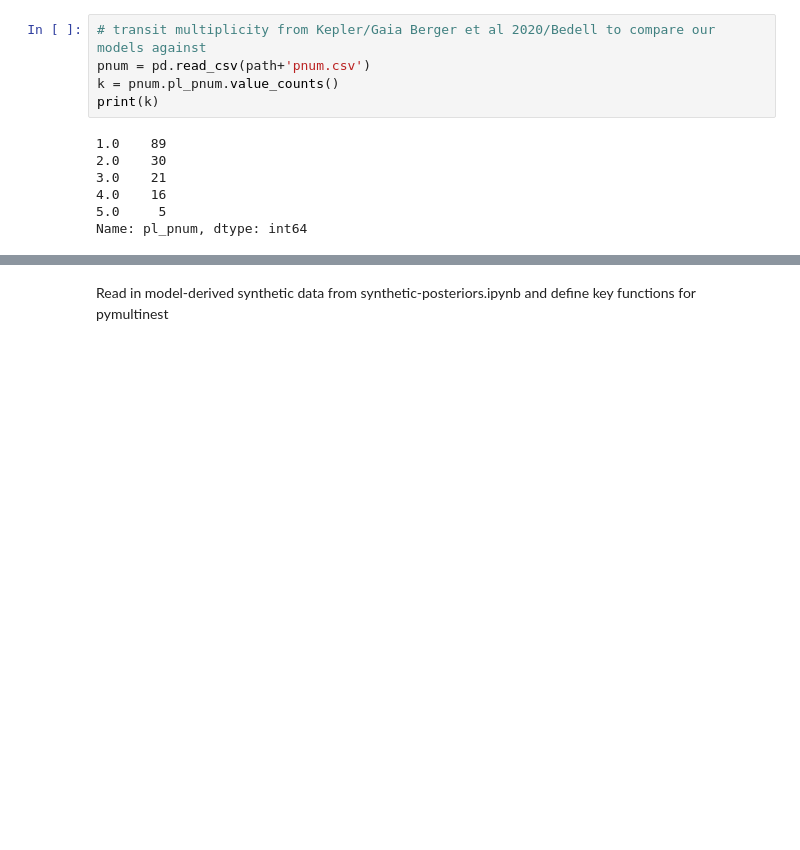
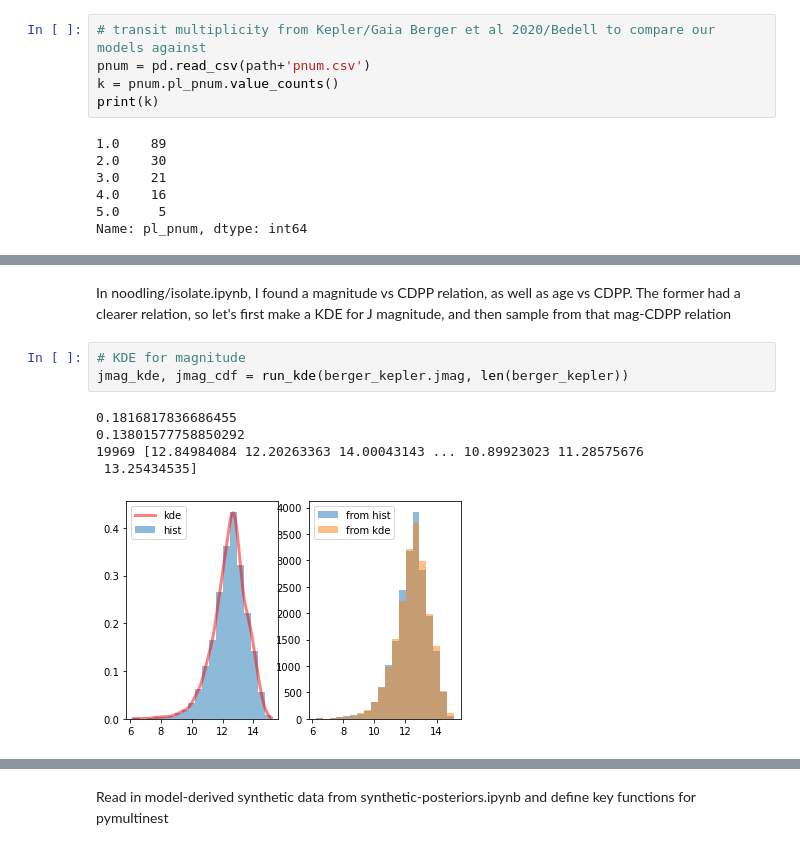
Before and after one commit to exoclam/sculpting, a Jupyter notebook: grid-loglikelihood.ipynb, the cells around one changed output, grey strips where cells are left out. Drawn from its saved outputs; the diff is of its cells as text; blank space fills up the shorter version.

Commit message:
added calculate_sn function, mag kde, and started adding cdpp sampling machinery

```diff
--- a/grid-loglikelihood.ipynb
+++ b/grid-loglikelihood.ipynb
@@ -112,0 +113,11 @@ print(stars_age1_kde)
+# %% [markdown]
+In noodling/isolate.ipynb, I found a magnitude vs CDPP relation, as well as age vs CDPP. The former had a clearer relation, so let's first make a KDE for J magnitude, and then sample from that mag-CDPP relation
+# %%
+# KDE for magnitude
+jmag_kde, jmag_cdf = run_kde(berger_kepler.jmag, len(berger_kepler))
+# %% [output]
+0.1816817836686455
+0.13801577758850292
+19969 [12.84984084 12.20263363 14.00043143 ... 10.89923023 11.28575676
+ 13.25434535]
+[figure, added]
```
Also changed, not shown: parts of 9 cells of this notebook.
